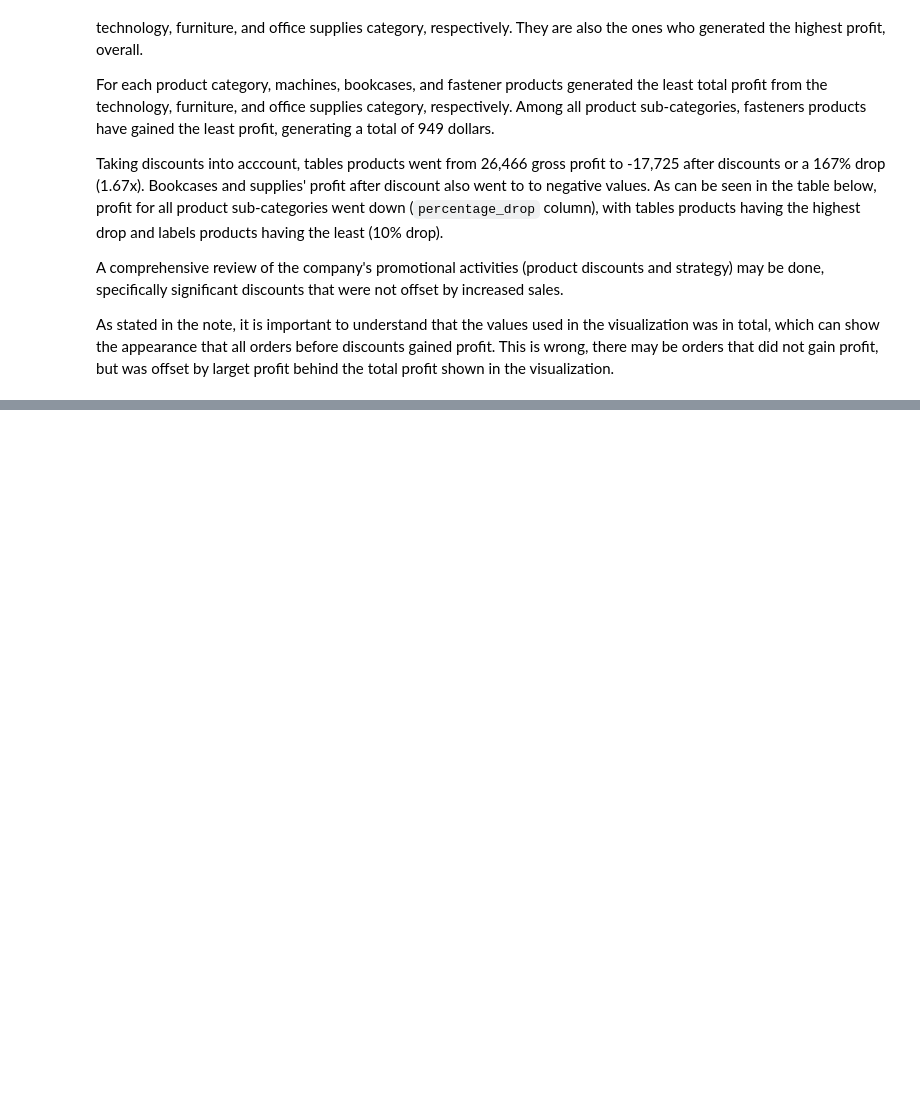
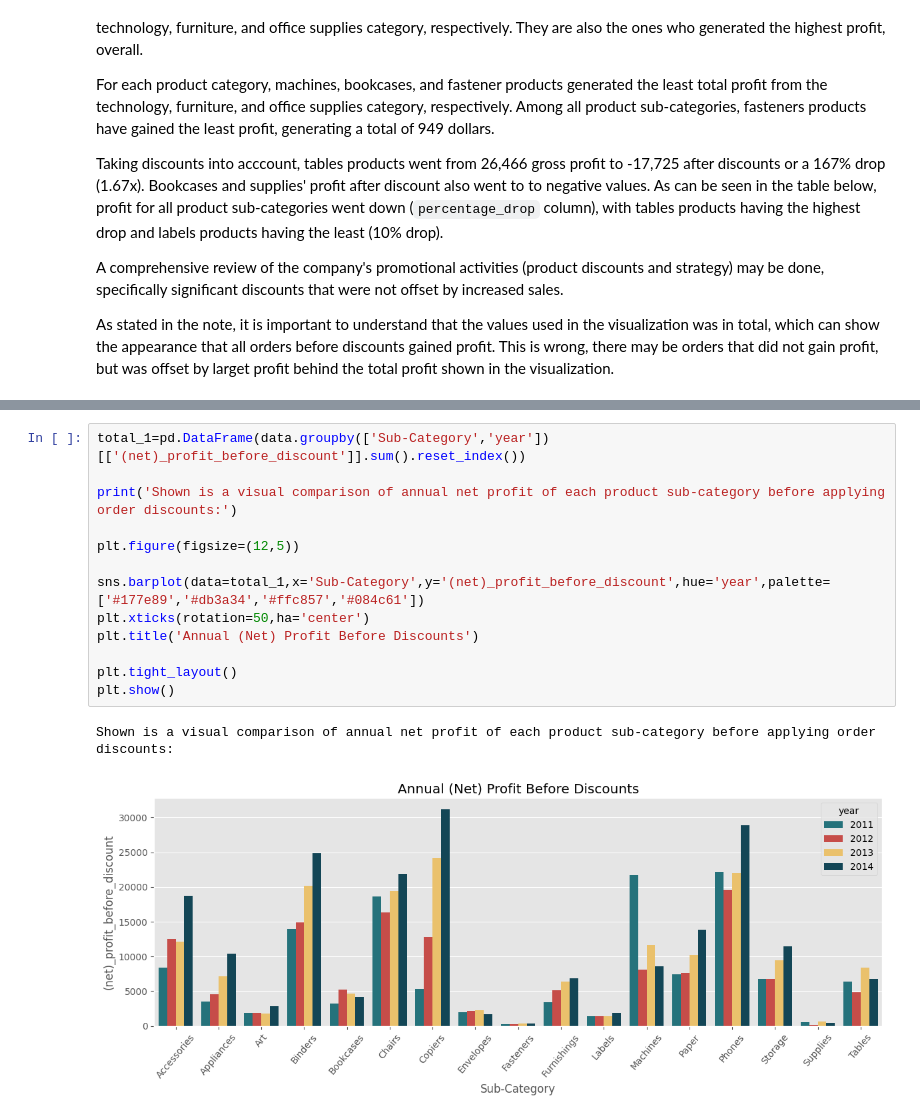
Before and after one commit to mantra0519/Retail_store_analysis, a Jupyter notebook: store_analysis.ipynb, the cells around one changed output, grey strips where cells are left out. Drawn from its saved outputs; the diff is of its cells as text; blank space fills up the shorter version.

Commit message:
adding some statistical discount analysis

```diff
--- a/store_analysis.ipynb
+++ b/store_analysis.ipynb
@@ -655,0 +683,16 @@ As stated in the note, it is important to understand that the values used in the
+# %%
+total_1=pd.DataFrame(data.groupby(['Sub-Category','year'])[['(net)_profit_before_discount']].sum().reset_index())
+
+print('Shown is a visual comparison of annual net profit of each product sub-category before applying order discounts:')
+
+plt.figure(figsize=(12,5))
+
+sns.barplot(data=total_1,x='Sub-Category',y='(net)_profit_before_discount',hue='year',palette=['#177e89','#db3a34','#ffc857','#084c61'])
+plt.xticks(rotation=50,ha='center')
+plt.title('Annual (Net) Profit Before Discounts')
+
+plt.tight_layout()
+plt.show()
+# %% [output]
+Shown is a visual comparison of annual net profit of each product sub-category before applying order discounts:
+[figure, added]
```
Also changed, not shown: parts of 27 cells of this notebook.
